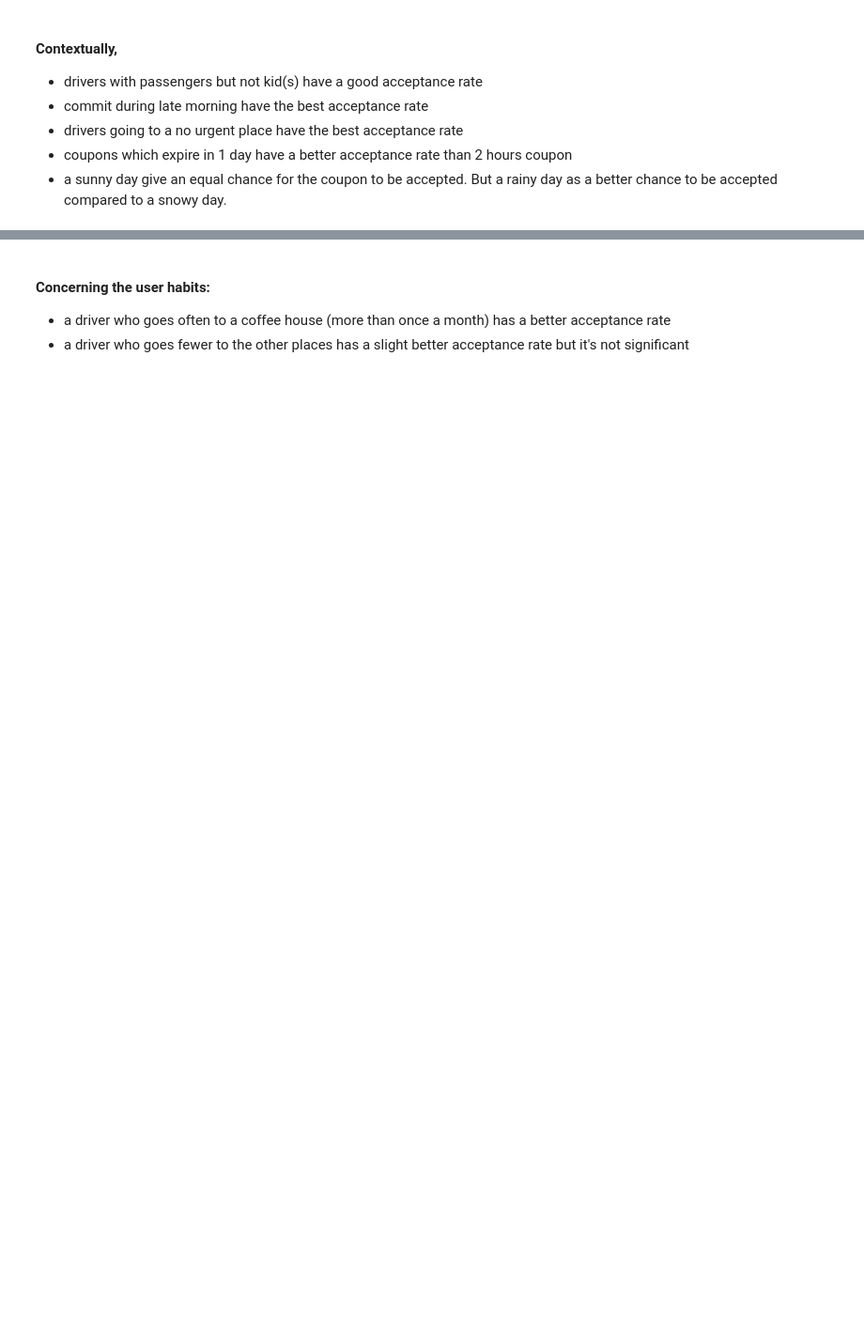
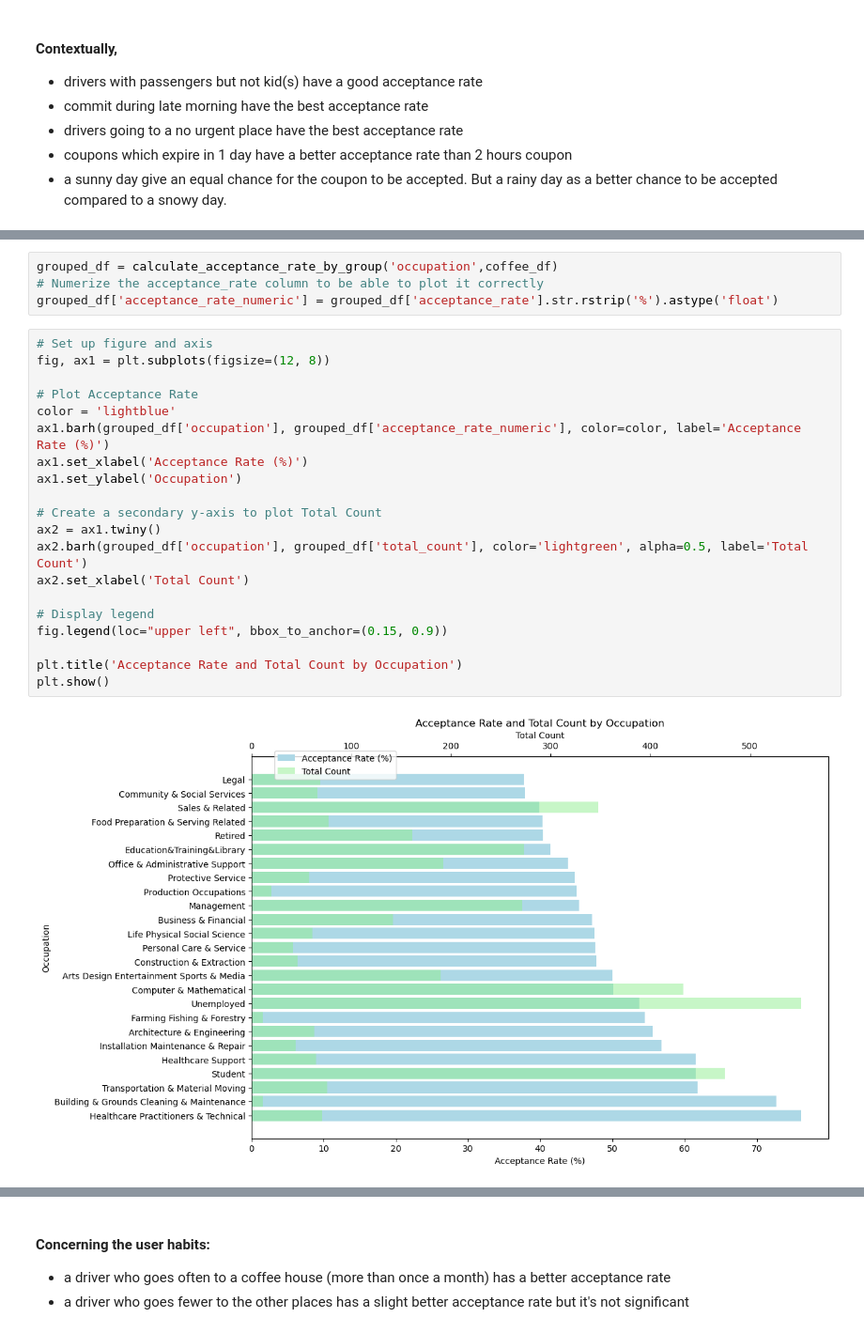
Before and after one commit to justaurelia/ML_AI_work, a Jupyter notebook: main_notebook.ipynb, the cells around one changed output, grey strips where cells are left out. Shown: that part at 94% size. Drawn from its saved outputs; the diff is of its cells as text; blank space fills up the shorter version.

```diff
--- a/main_notebook.ipynb
+++ b/main_notebook.ipynb
@@ -845,3 +833,29 @@ plt.show()
+# %%
+grouped_df = calculate_acceptance_rate_by_group('occupation',coffee_df)
+# Numerize the acceptance_rate column to be able to plot it correctly
+grouped_df['acceptance_rate_numeric'] = grouped_df['acceptance_rate'].str.rstrip('%').astype('float')
+# %%
+# Set up figure and axis
+fig, ax1 = plt.subplots(figsize=(12, 8))
+
+# Plot Acceptance Rate
+color = 'lightblue'
+ax1.barh(grouped_df['occupation'], grouped_df['acceptance_rate_numeric'], color=color, label='Acceptance Rate (%)')
+ax1.set_xlabel('Acceptance Rate (%)')
+ax1.set_ylabel('Occupation')
+
+# Create a secondary y-axis to plot Total Count
+ax2 = ax1.twiny()
+ax2.barh(grouped_df['occupation'], grouped_df['total_count'], color='lightgreen', alpha=0.5, label='Total Count')
+ax2.set_xlabel('Total Count')
+
+# Display legend
+fig.legend(loc="upper left", bbox_to_anchor=(0.15, 0.9))
+
+plt.title('Acceptance Rate and Total Count by Occupation')
+plt.show()
+# %% [output]
+[figure, added]
 # %% [markdown]
 #### On the user profile:
 - There is no clear pattern about customers regarding the gender, marital status or children criteria
```
Also changed, not shown: parts of 52 cells of this notebook, 2 other files.
